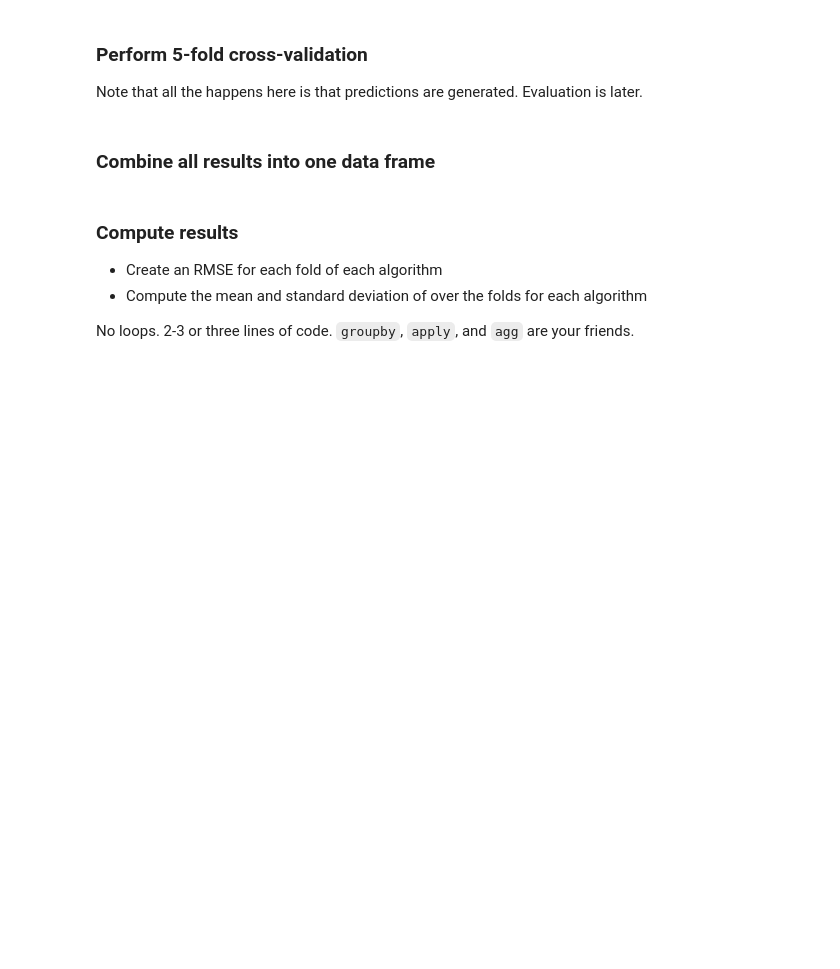
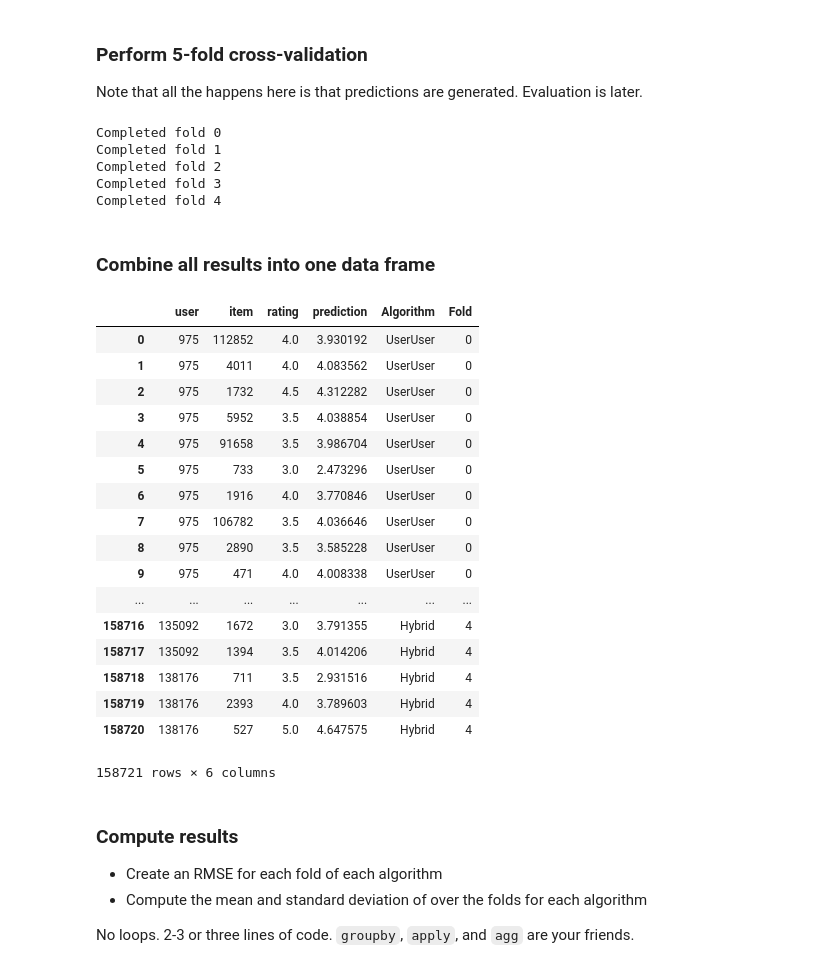
Before and after one commit to pxf3/Recommender-Systems, a Jupyter notebook: hwk3/hwk3.ipynb, the cells around one changed output. Saved outputs shown, nothing was run; the diff lists cells and outputs as text; code cells hidden in the pictures; blank space fills up the shorter version.

```diff
--- a/hwk3/hwk3.ipynb
+++ b/hwk3/hwk3.ipynb
@@ -64,3 +67,7 @@ OK
 ## Evaluation with RMSE
 # %% [markdown]
 ### Load ratings data
+# %%
+ratings = pd.read_csv('ratings.csv')
+ratings = ratings.rename(index=str, columns={"userId": "user", "movieId": "item"})
+ratings.head()
@@ -67,6 +81,9 @@ OK
 # %% [markdown]
 ### Create algorithms
 Neighbors = 20, Min neighbors = 5
+# %%
+user_comp = UserUserFallback(20, min_nbrs=5)
+item_comp = ItemItemFallback(20, min_nbrs=5)
 # %% [markdown]
 ### Weighted hybrid
 UserUser 0.8 ItemItem 0.2
@@ -90,19 +109,50 @@ Note that all the happens here is that predictions are generated. Evaluation is
 # %%
 np.random.seed(20190303)
 
+test_data = []
 all_preds = []
 fold = 0
 # HOMEWORK 3 TODO
 # Implement 5-fold cross-validation with user-based splitting
 # Call eval_preds for each algorithm, each fold
 # Results should be appended to all_preds
+for train, test in xf.partition_users(ratings[['user', 'item', 'rating']], 5, xf.SampleFrac(0.2)):
+    test_data.append(test)
+    all_preds.append(eval_preds('UserUser',fold, user_comp, train, test))
+    all_preds.append(eval_preds('ItemItem',fold, item_comp, train, test))
+    all_preds.append(eval_preds('Hybrid',fold, hybrid, train, test))
     print("Completed fold {}".format(fold))
     fold += 1
+# %% [output]
+Completed fold 0
+Completed fold 1
+Completed fold 2
+Completed fold 3
+Completed fold 4
 # %% [markdown]
 ### Combine all results into one data frame
 # %%
-all_preds = pd.concat(all_preds, ignore_index=True)
-all_preds.head()
+#all_preds = pd.concat(all_preds, ignore_index=True)
+all_preds
+# %% [output]
+|  | user | item | rating | prediction | Algorithm | Fold |
+| 0 | 975 | 112852 | 4.0 | 3.930192 | UserUser | 0 |
+| 1 | 975 | 4011 | 4.0 | 4.083562 | UserUser | 0 |
+| 2 | 975 | 1732 | 4.5 | 4.312282 | UserUser | 0 |
+| 3 | 975 | 5952 | 3.5 | 4.038854 | UserUser | 0 |
+| 4 | 975 | 91658 | 3.5 | 3.986704 | UserUser | 0 |
+| 5 | 975 | 733 | 3.0 | 2.473296 | UserUser | 0 |
+| 6 | 975 | 1916 | 4.0 | 3.770846 | UserUser | 0 |
+| 7 | 975 | 106782 | 3.5 | 4.036646 | UserUser | 0 |
+| 8 | 975 | 2890 | 3.5 | 3.585228 | UserUser | 0 |
+| 9 | 975 | 471 | 4.0 | 4.008338 | UserUser | 0 |
+| ... | ... | ... | ... | ... | ... | ... |
+| 158716 | 135092 | 1672 | 3.0 | 3.791355 | Hybrid | 4 |
+| 158717 | 135092 | 1394 | 3.5 | 4.014206 | Hybrid | 4 |
+| 158718 | 138176 | 711 | 3.5 | 2.931516 | Hybrid | 4 |
+| 158719 | 138176 | 2393 | 4.0 | 3.789603 | Hybrid | 4 |
+| 158720 | 138176 | 527 | 5.0 | 4.647575 | Hybrid | 4 |
+158721 rows × 6 columns
 # %% [markdown]
 ### Compute results
 - Create an RMSE for each fold of each algorithm
```
Also changed, not shown: parts of 6 cells of this notebook.
